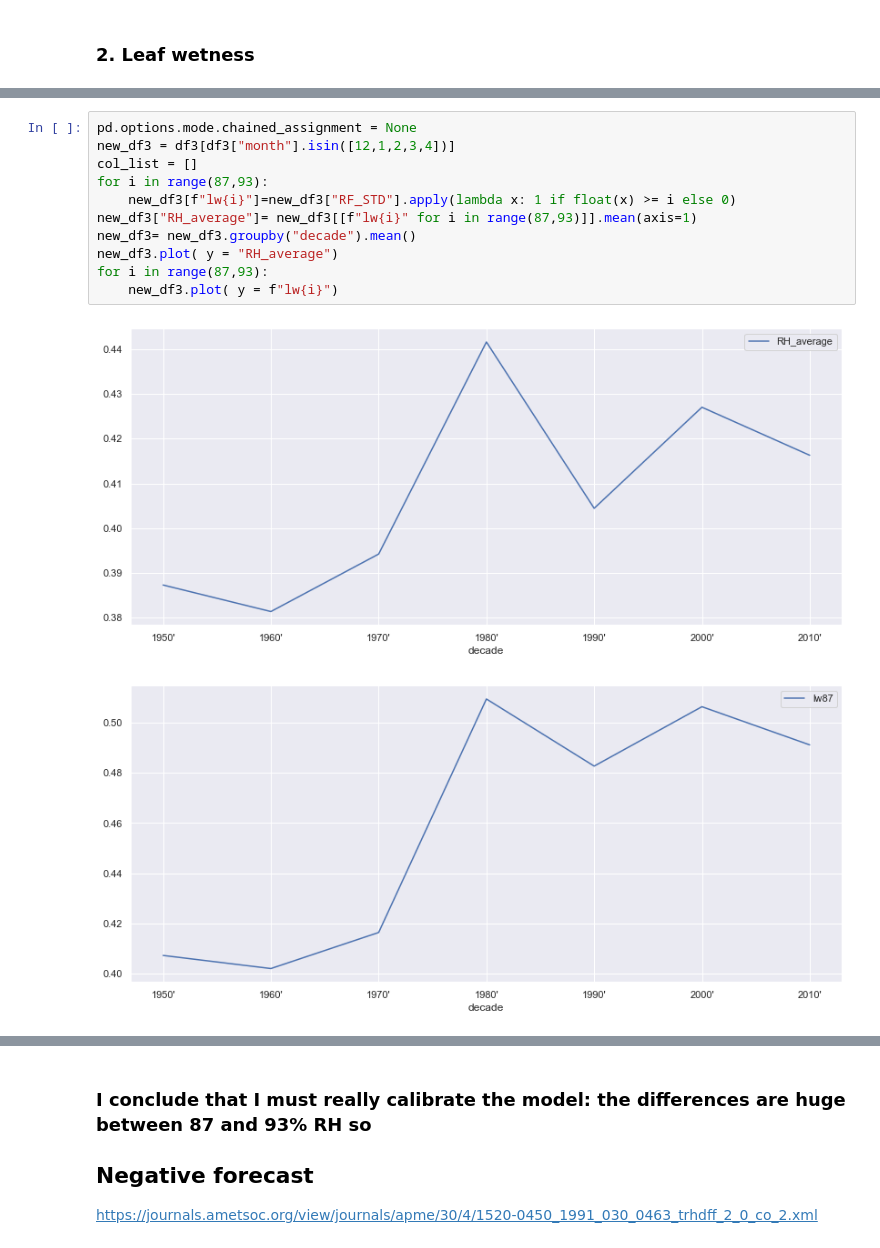
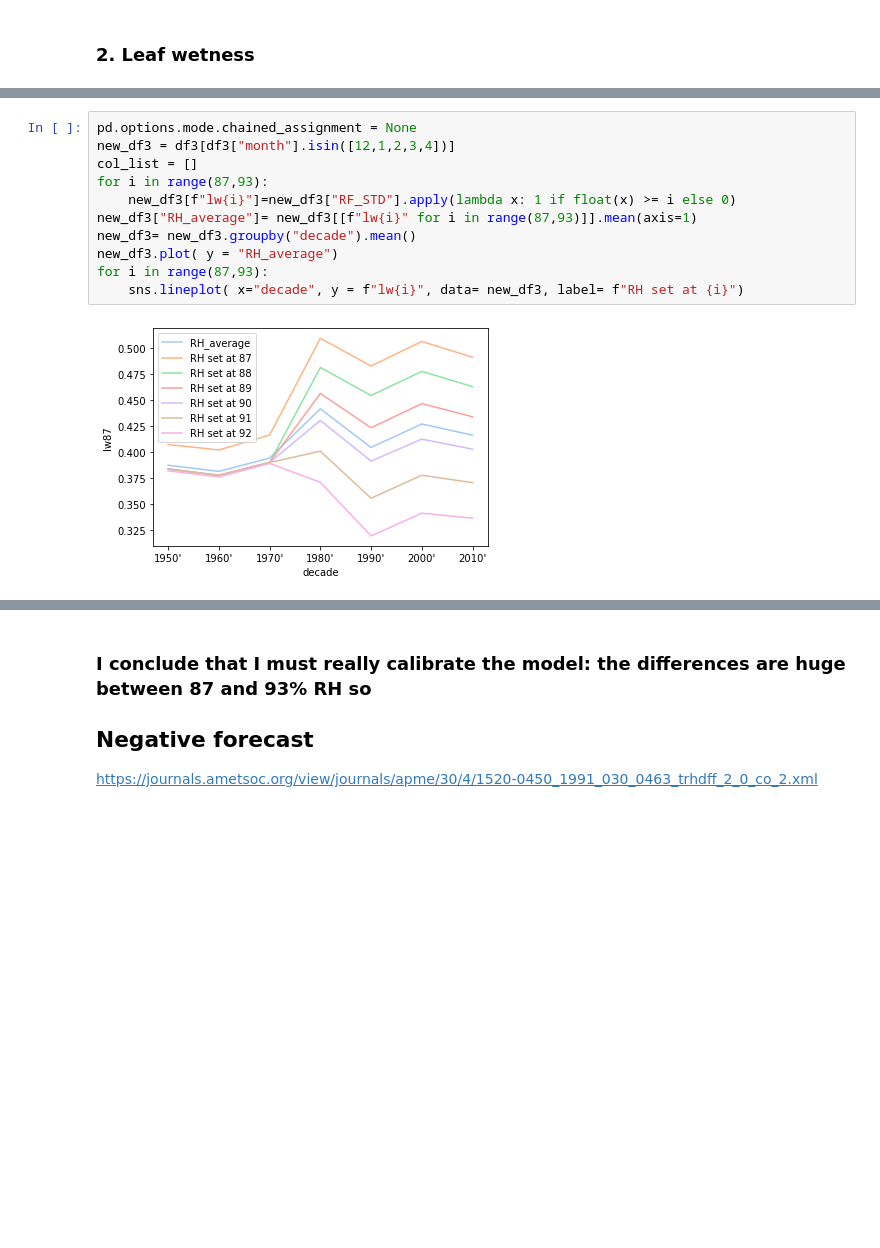
Before and after one commit to serbanradulescu/master_thesis, a Jupyter notebook: project.ipynb, the cells around one changed output, grey strips where cells are left out. Saved outputs shown, nothing was run; the diff lists cells and outputs as text; blank space fills up the shorter version.

Commit message:
feature: better graph

```diff
--- a/project.ipynb
+++ b/project.ipynb
@@ -215,14 +166,13 @@ See the caveats in the documentation: https://pandas.pydata.org/pandas-docs/stab
 # %%
 pd.options.mode.chained_assignment = None
 new_df3 = df3[df3["month"].isin([12,1,2,3,4])]
 col_list = []
 for i in range(87,93):
     new_df3[f"lw{i}"]=new_df3["RF_STD"].apply(lambda x: 1 if float(x) >= i else 0)
 new_df3["RH_average"]= new_df3[[f"lw{i}" for i in range(87,93)]].mean(axis=1)
 new_df3= new_df3.groupby("decade").mean()
 new_df3.plot( y = "RH_average")
 for i in range(87,93):
-    new_df3.plot( y = f"lw{i}")
+    sns.lineplot( x="decade", y = f"lw{i}", data= new_df3, label= f"RH set at {i}")
 # %% [output]
-[figure, old version]
+[figure, new version]
-[figure, removed]
```
Also changed, not shown: parts of 13 cells of this notebook.
